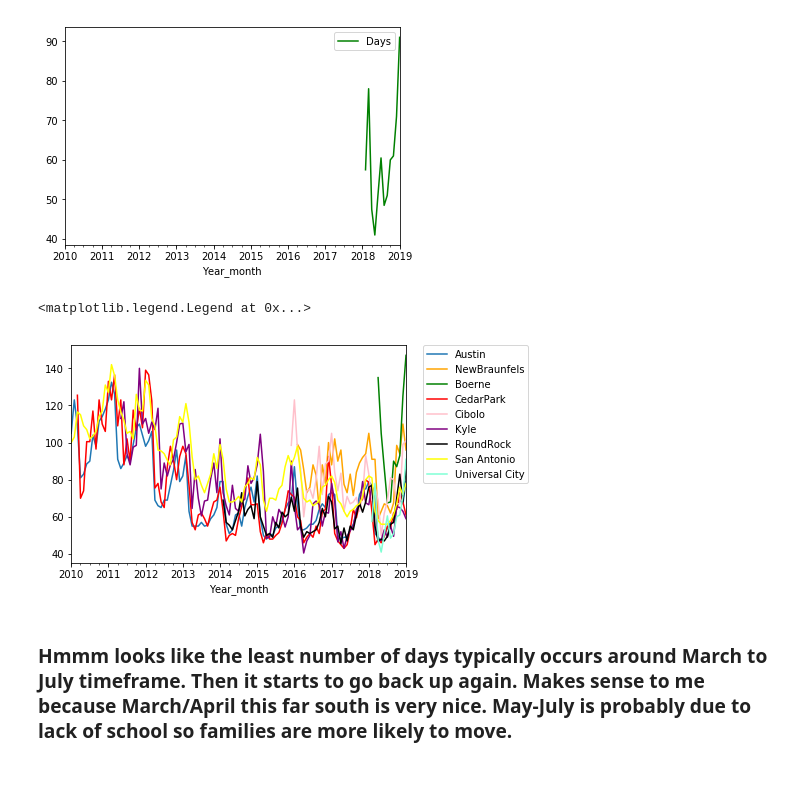
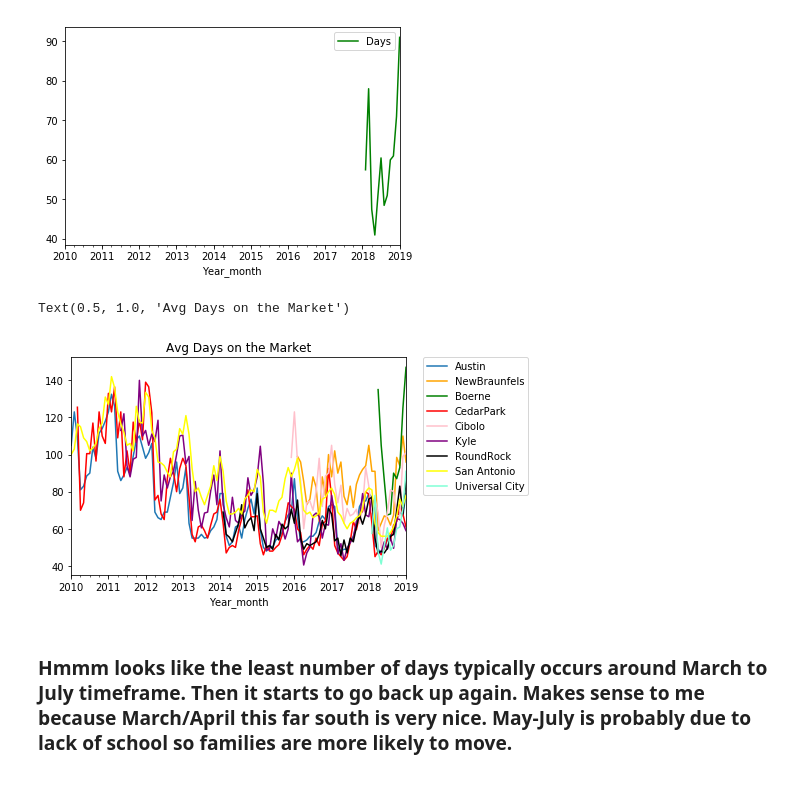
Before and after one commit to kkh1178/zillow, a Jupyter notebook: zillowproperties.ipynb, the cells around one changed output. Saved outputs shown, nothing was run; the diff lists cells and outputs as text; code cells hidden in the pictures.

```diff
--- a/zillowproperties.ipynb
+++ b/zillowproperties.ipynb
@@ -124,21 +133,22 @@ uc.plot('Year_month', 'Days', color='green')
 # %%
 # Doing individual graphs isn't the best way to do this. I want them on one graph.
 
 
 ax = austin.plot('Year_month', 'Days', label='Austin')
 nb.plot('Year_month', 'Days', color='orange', ax=ax, label='NewBraunfels')
 boerne.plot('Year_month', 'Days', color='green', ax=ax, label='Boerne')
 cp.plot('Year_month', 'Days', color='red', ax=ax, label='CedarPark')
 cibolo.plot('Year_month', 'Days', color='pink', ax=ax, label='Cibolo')
 kyle.plot('Year_month', 'Days', color='purple', ax=ax, label='Kyle')
 rr.plot('Year_month', 'Days', color='black', ax=ax, label='RoundRock')
 sa.plot('Year_month', 'Days', color='yellow', ax=ax, label='San Antonio')
 uc.plot('Year_month', 'Days', color='aquamarine', ax=ax, label='Universal City')
 
 ax.legend(bbox_to_anchor=(1.05, 1), loc=2, borderaxespad=0.)
+plt.title(label="Avg Days on the Market", loc='center')
 # %% [output]
-<matplotlib.legend.Legend at 0x...>
+Text(0.5, 1.0, 'Avg Days on the Market')
-[figure, old version]
+[figure, new version]
 # %% [markdown]
 ### Hmmm looks like the least number of days typically occurs around March to July timeframe. Then it starts to go back up again. Makes sense to me because March/April this far south is very nice. May-July is probably due to lack of school so families are more likely to move.
 
```
Also changed, not shown: parts of 10 cells of this notebook.
